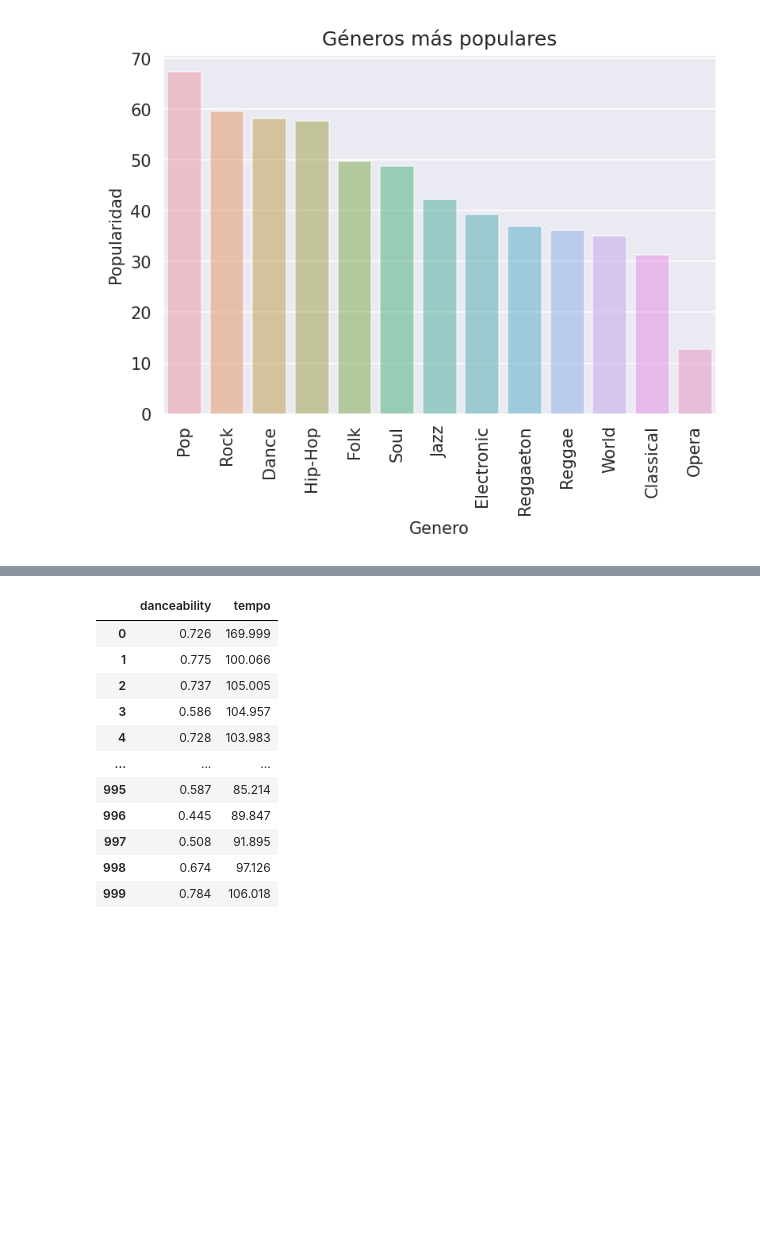
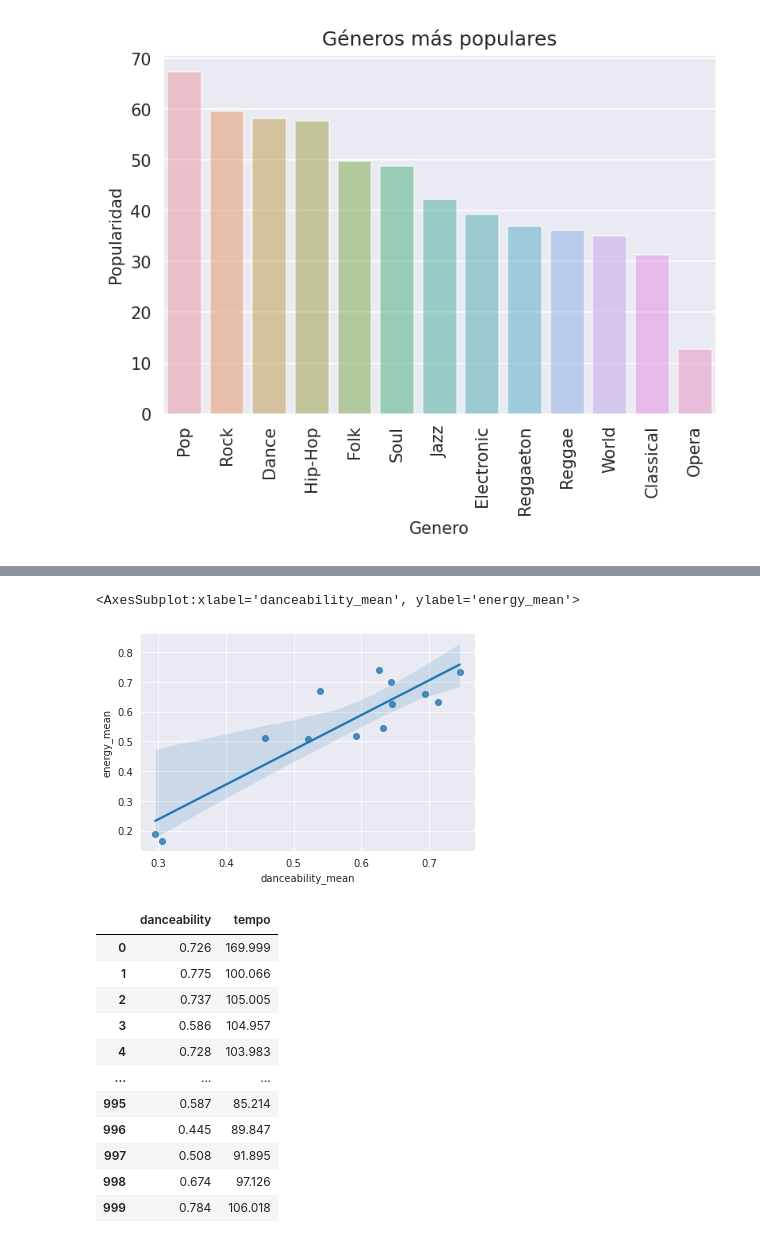
Before and after one commit to 1gnacio/orgadatos-kaggle-tp1, a Jupyter notebook: notebook707f668b56.ipynb, the cells around one changed output, grey strips where cells are left out. Drawn from its saved outputs; the diff is of its cells as text; code cells hidden in the pictures; blank space fills up the shorter version.

```diff
--- a/notebook707f668b56.ipynb
+++ b/notebook707f668b56.ipynb
@@ -695,3 +750,8 @@ plt.show()
+# %%
+sns.regplot(x=genres_mean['danceability_mean'], y=genres_mean['energy_mean'])
+# %% [output]
+<AxesSubplot:xlabel='danceability_mean', ylabel='energy_mean'>
+[figure, added]
 # %%
 data_spotify[['danceability', 'tempo']]
 # %% [output]
```
Also changed, not shown: parts of 3 cells of this notebook.
